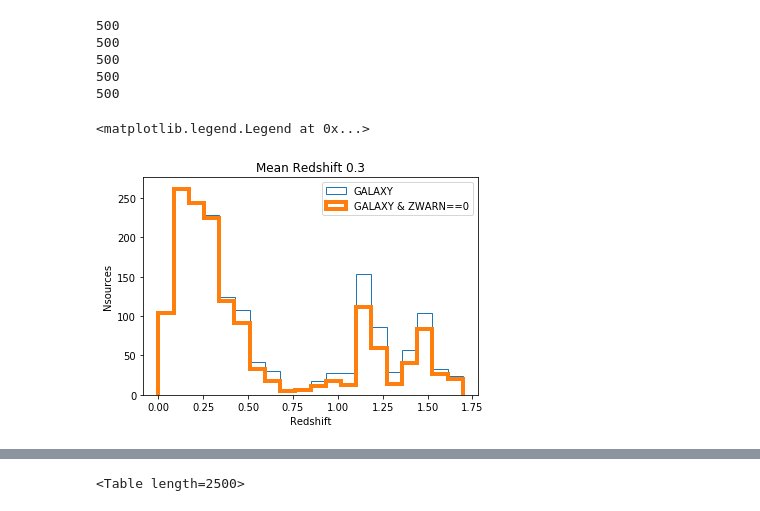
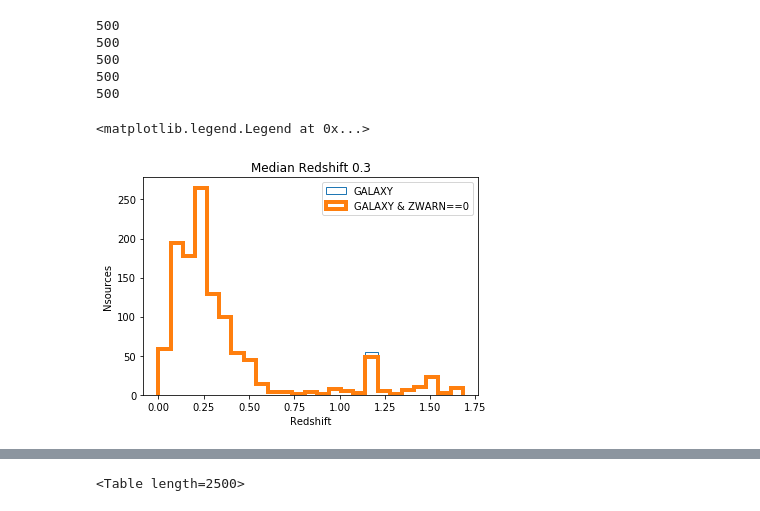
Before and after one commit to forero/SandboxDESI, a Jupyter notebook: minisv/20200225/explore_20200225.ipynb, the cells around one changed output, grey strips where cells are left out. Cells and saved outputs as stored; diff of their text form; code cells hidden in the pictures.

```diff
--- a/minisv/20200225/explore_20200225.ipynb
+++ b/minisv/20200225/explore_20200225.ipynb
@@ -91,12 +91,14 @@ fibermap_all.sort('TARGETID')
 # %%
 is_galaxy = zbest_data_all['SPECTYPE']=='GALAXY'
 no_warning = zbest_data_all['ZWARN']==0
-_=plt.hist(zbest_data_all['Z'][is_galaxy], bins=20, label='GALAXY', histtype='step')
-_=plt.hist(zbest_data_all['Z'][is_galaxy & no_warning], bins=20, label='GALAXY & ZWARN==0', histtype='step', linewidth=4)
-plt.title("Mean Redshift {:.1f}".format(np.median(zbest_data_all['Z'][is_galaxy & no_warning])))
+positive_flux = fibermap_all['FLUX_R']>0.0
+good_fiber = fibermap_all['FIBERSTATUS']==0
+_=plt.hist(zbest_data_all['Z'][good_fiber & is_galaxy & positive_flux], bins=25, label='GALAXY', histtype='step')
+_=plt.hist(zbest_data_all['Z'][good_fiber & is_galaxy & no_warning & positive_flux], bins=25, label='GALAXY & ZWARN==0', histtype='step', linewidth=4)
+plt.title("Median Redshift {:.1f}".format(np.median(zbest_data_all['Z'][is_galaxy & no_warning & good_fiber])))
 plt.xlabel('Redshift')
 plt.ylabel('Nsources')
 plt.legend()
 # %% [output]
 <matplotlib.legend.Legend at 0x...>
-[figure, old version]
+[figure, new version]
```
Also changed, not shown: parts of 8 cells of this notebook.
